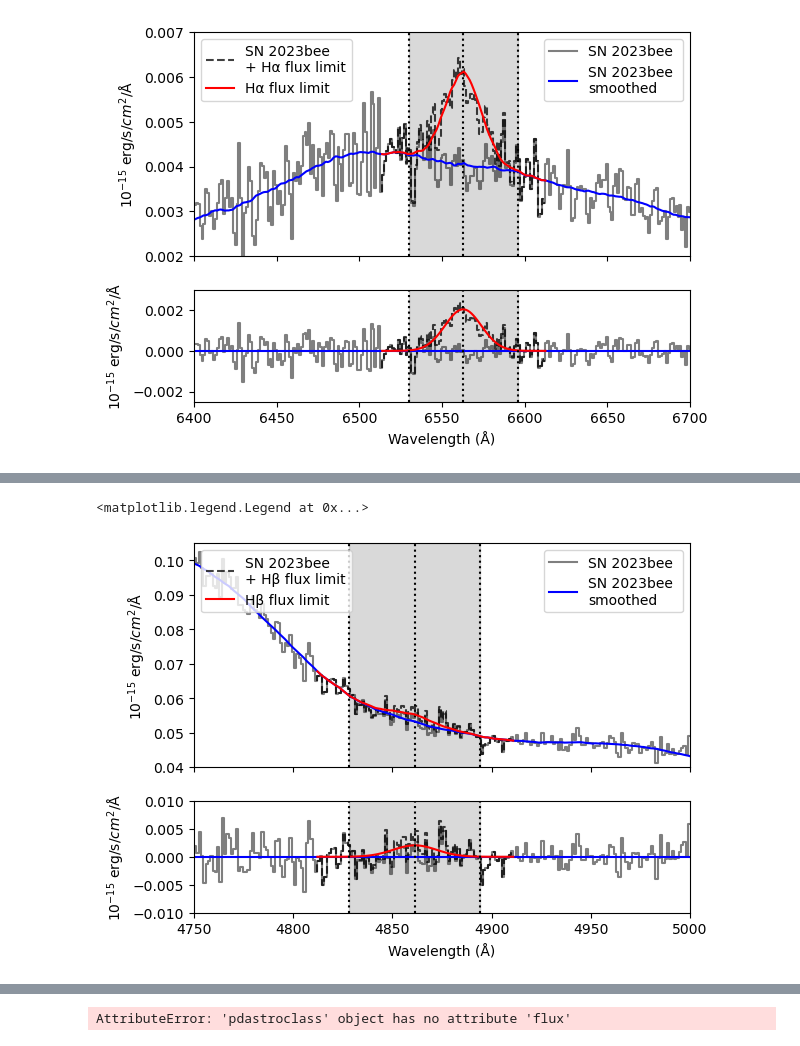
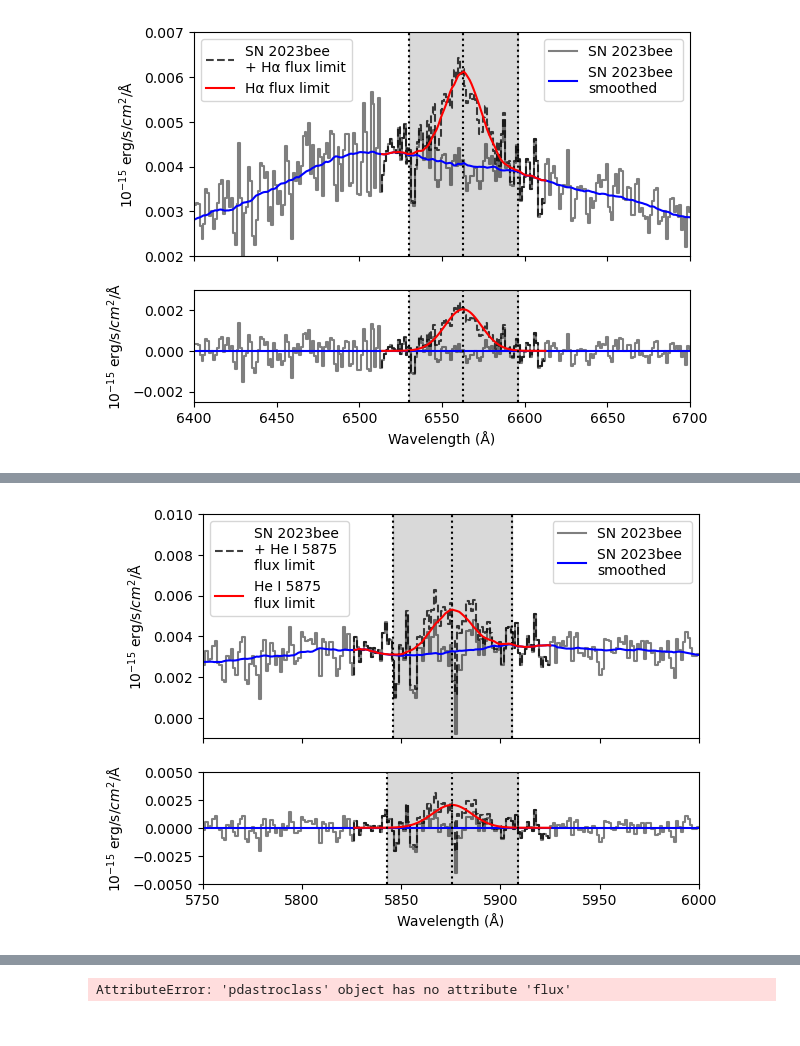
Before and after one commit to skvc22/sn2023bee, a Jupyter notebook: calibrate.ipynb, the cells around one changed output, grey strips where cells are left out. Cells and saved outputs as stored; diff of their text form; code cells hidden in the pictures.

```diff
--- a/calibrate.ipynb
+++ b/calibrate.ipynb
@@ -312,37 +282,4 @@ smoothed_sim_hbeta[hbeta_ix] += (simflux_hbeta*c)
-# %%
-fig, ax = plt.subplots(2, 1, sharex=True, gridspec_kw={'height_ratios':[2,1]})
-ax[0].axvspan(hbeta-33, hbeta+33, alpha=0.15, color='black')
-ax[0].axvline(hbeta, linestyle='dotted', color='black')
-ax[0].axvline(hbeta-33, linestyle='dotted', color='black')
-ax[0].axvline(hbeta+33, linestyle='dotted', color='black')
-
-stepspec, = ax[0].plot(spec.t.wavelength, spec.t.flux*(10**15), drawstyle='steps', color='black', alpha=.5, label='SN 2023bee')
-stepsim, = ax[0].plot(spec.t.wavelength[hbeta_ix], spec.t.sim[hbeta_ix]*(10**15), drawstyle='steps', linestyle='dashed', color='black', alpha=.75, label='SN 2023bee \n+ Hβ flux limit')
-
-smoothspec, = ax[0].plot(spec.t.wavelength, smoothed*(10**15), color='b', label='SN 2023bee \nsmoothed')
-smoothsim, = ax[0].plot(spec.t.wavelength[hbeta_ix], smoothed_sim_hbeta[hbeta_ix]*(10**15), color='r', label='Hβ flux limit')
-
-ax[0].axis([4750,5000,0.04,.105])
-
-ax[1].plot(spec.t.wavelength, (spec.t.flux*(10**15))-(smoothed*(10**15)), drawstyle='steps',color='black', alpha=.5)
-ax[1].plot(spec.t.wavelength[hbeta_ix], (spec.t.sim[hbeta_ix]-smoothed[hbeta_ix])*(10**15), drawstyle='steps', linestyle='dashed', color='black', alpha=.75)
-
-ax[1].plot(spec.t.wavelength, np.zeros(len(spec.t.wavelength)), color='b')
-ax[1].plot(spec.t.wavelength[hbeta_ix], (smoothed_sim_hbeta[hbeta_ix]-smoothed[hbeta_ix])*(10**15), color='r')
-
-ax[1].axvspan(hbeta-33, hbeta+33, alpha=0.15, color='black')
-ax[1].axvline(hbeta, linestyle='dotted', color='black')
-ax[1].axvline(hbeta-33, linestyle='dotted', color='black')
-ax[1].axvline(hbeta+33, linestyle='dotted', color='black')
-
-ax[1].set_ylim(-.01, .01)
-
-ax[1].set_xlabel('Wavelength (Å)')
-ax[0].set_ylabel('$10^{-15}$ erg/s/$cm^2$/Å')
-ax[1].set_ylabel('$10^{-15}$ erg/s/$cm^2$/Å')
-legend1 = ax[0].legend(handles=[stepspec, smoothspec], loc='upper right')
-ax[0].add_artist(legend1)
-ax[0].legend(handles=[stepsim, smoothsim], loc='upper left')
-# %% [output]
-<matplotlib.legend.Legend at 0x...>
-[figure, removed]
+# %%
+add_gaussian(hei5875, 10, 50, 'He I 5875', [5750,6000], [-.001,.01], [-.005, .005], True, legend2newline=True)
+# %% [output]
+[figure, added]
```
Also changed, not shown: parts of 7 cells of this notebook.
